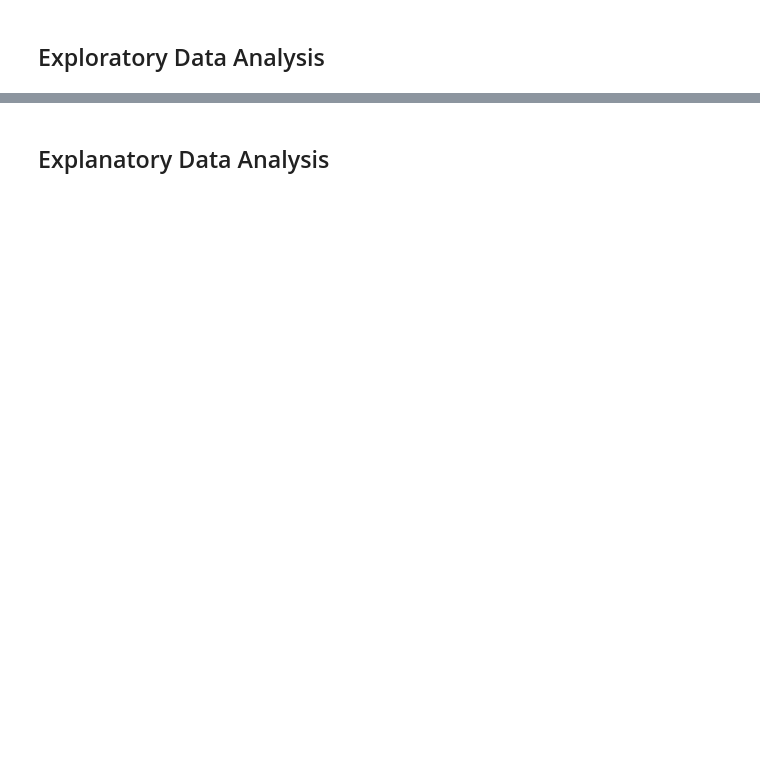
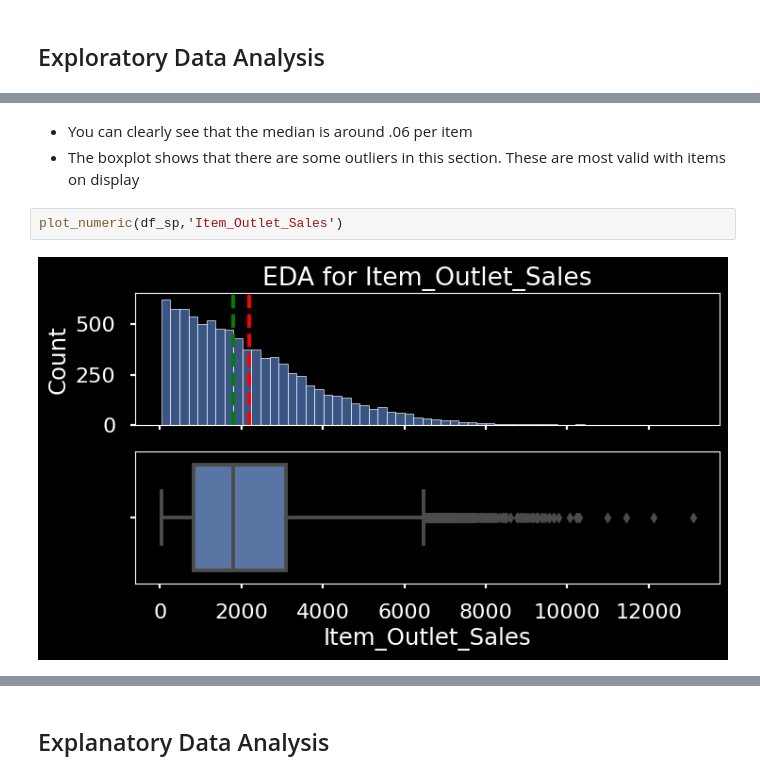
Before and after one commit to Sergio-Rodriguez24/Prediction-of-Product-Sales, a Jupyter notebook: Prediction_of_Product_Sales.ipynb, the cells around one changed output, grey strips where cells are left out. Drawn from its saved outputs; the diff is of its cells as text; blank space fills up the shorter version.

```diff
--- a/Prediction_of_Product_Sales.ipynb
+++ b/Prediction_of_Product_Sales.ipynb
@@ -264,0 +317,7 @@ df_sp.describe()
+# %% [markdown]
+- You can clearly see that the median is around .06 per item
+- The boxplot shows that there are some outliers in this section. These are most valid with items on display
+# %%
+plot_numeric(df_sp,'Item_Outlet_Sales')
+# %% [output]
+[figure, added]
```
Also changed, not shown: parts of 32 cells of this notebook.
